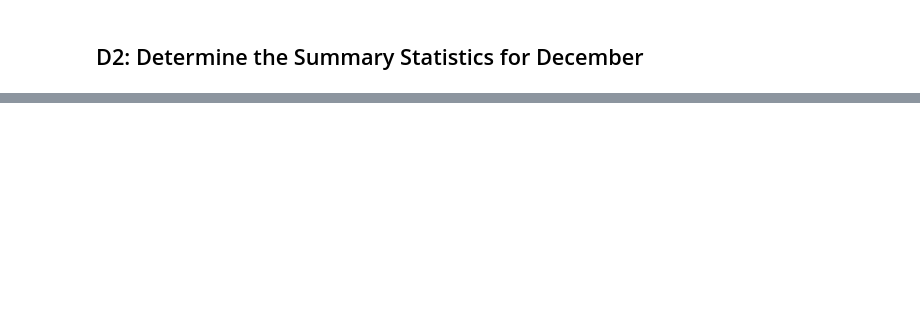
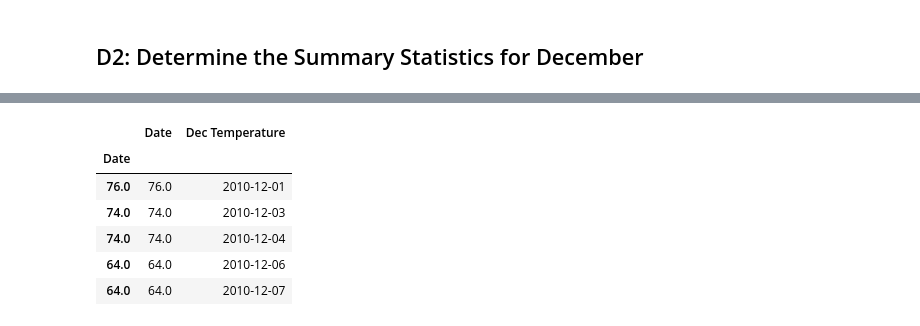
Before and after one commit to Isabel-gt/surfs_up, a Jupyter notebook: SurfsUp_Challenge.ipynb, the cells around one changed output, grey strips where cells are left out. Cells and saved outputs as stored; diff of their text form; code cells hidden in the pictures; blank space fills up the shorter version.

```diff
--- a/SurfsUp_Challenge.ipynb
+++ b/SurfsUp_Challenge.ipynb
@@ -71,2 +156,12 @@ december_df.set_index(december_df['date'], inplace=True)
+# %%
+dec_temp_df.head()
+# %% [output]
+|  | Date | Dec Temperature |
+| Date |  |  |
+| 76.0 | 76.0 | 2010-12-01 |
+| 74.0 | 74.0 | 2010-12-03 |
+| 74.0 | 74.0 | 2010-12-04 |
+| 64.0 | 64.0 | 2010-12-06 |
+| 64.0 | 64.0 | 2010-12-07 |
 # %%
 # 9. Calculate and print out the summary statistics for the Decemeber temperature DataFrame.
```
Also changed, not shown: parts of 20 cells of this notebook.
